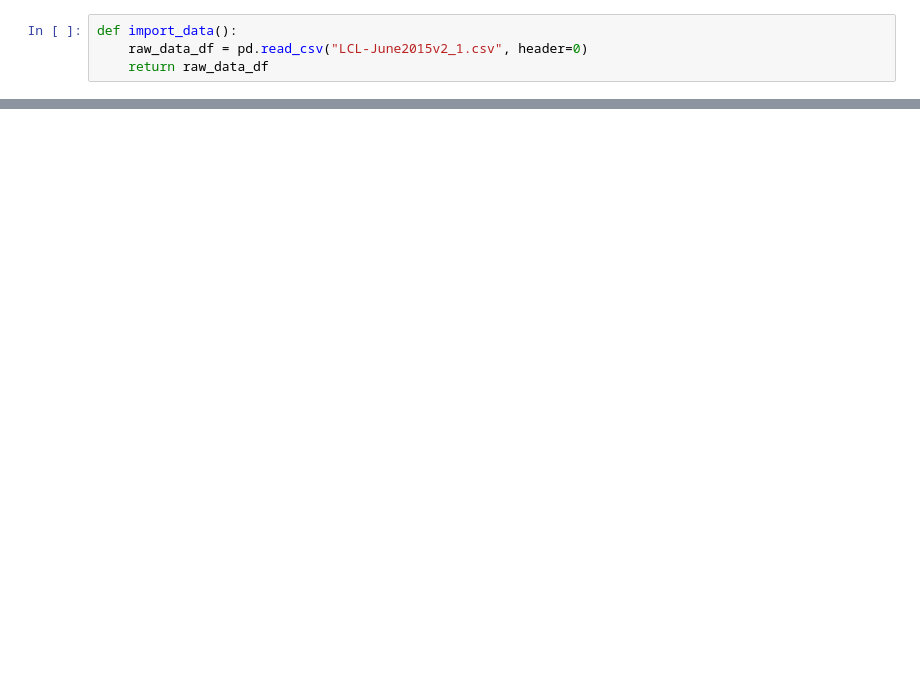
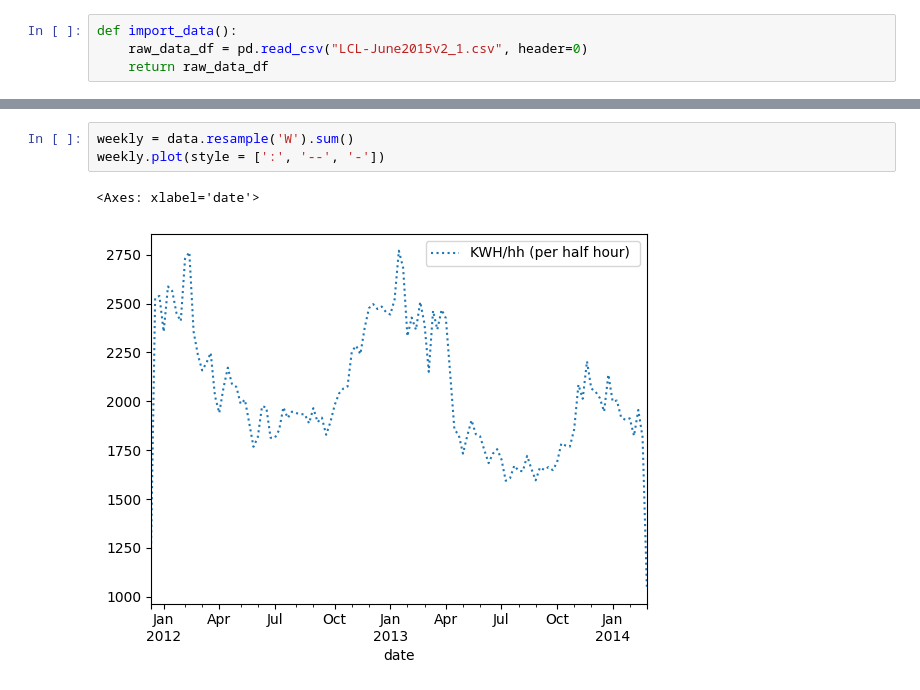
Before and after one commit to YXWU2014/energy-forecasting-time-series-model, a Jupyter notebook: energy-forecasting.ipynb, the cells around one changed output, grey strips where cells are left out. Saved outputs shown, nothing was run; the diff lists cells and outputs as text; blank space fills up the shorter version.

```diff
--- a/energy-forecasting.ipynb
+++ b/energy-forecasting.ipynb
@@ -26,0 +46,6 @@ data.head()
+# %%
+weekly = data.resample('W').sum()
+weekly.plot(style = [':', '--', '-'])
+# %% [output]
+<Axes: xlabel='date'>
+[figure, added]
```
Also changed, not shown: parts of 17 cells of this notebook.
